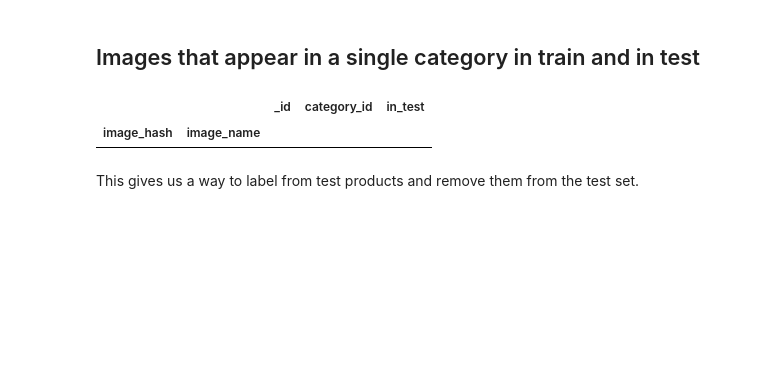
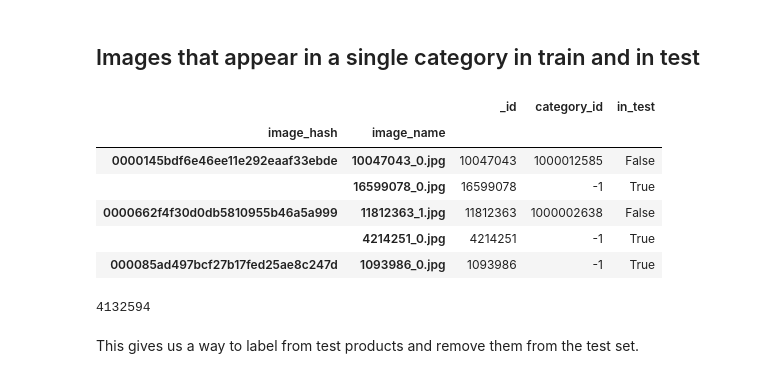
Before and after one commit to bwolfson97/cdiscount_image_classification, a Jupyter notebook: dev_nbks/02_process_duplicates.ipynb, the cells around one changed output. Drawn from its saved outputs; the diff is of its cells as text; code cells hidden in the pictures; blank space fills up the shorter version.

Commit message:
Work on image-level duplicate processing

```diff
--- a/dev_nbks/02_process_duplicates.ipynb
+++ b/dev_nbks/02_process_duplicates.ipynb
@@ -26,5 +27,5 @@ Doing product-level predictions complicates if you want to keep or remove images
 # %% [markdown]
 ## Load Duplicate CSVs
 # %%
-path = Path("../data/TESTING"); path.ls()
+path = Path("../data/"); path.ls()
 # %% [output]
@@ -65,10 +80,20 @@ both_df.head()
 # %% [markdown]
 ## Images that appear in a single category in train and in test
 # %%
-in_train_and_test_single_category_df = in_train_and_test_df[~in_train_and_test_df.index.isin(both_df.index)]
+in_train_and_test_single_category_df = in_train_and_test_df[~in_train_and_test_df.index.get_level_values(0
+                                                                ).isin(both_df.index.get_level_values(0))]
 in_train_and_test_single_category_df.head()
 # %% [output]
 |  |  | _id | category_id | in_test |
 | image_hash | image_name |  |  |  |
+| 0000145bdf6e46ee11e292eaaf33ebde | 10047043_0.jpg | 10047043 | 1000012585 | False |
+|  | 16599078_0.jpg | 16599078 | -1 | True |
+| 0000662f4f30d0db5810955b46a5a999 | 11812363_1.jpg | 11812363 | 1000002638 | False |
+|  | 4214251_0.jpg | 4214251 | -1 | True |
+| 000085ad497bcf27b17fed25ae8c247d | 1093986_0.jpg | 1093986 | -1 | True |
+# %%
+len(in_train_and_test_single_category_df)
+# %% [output]
+4132594
 # %% [markdown]
 This gives us a way to label from test products and remove them from the test set.
```
Also changed, not shown: parts of 25 cells of this notebook, 4 other files.
